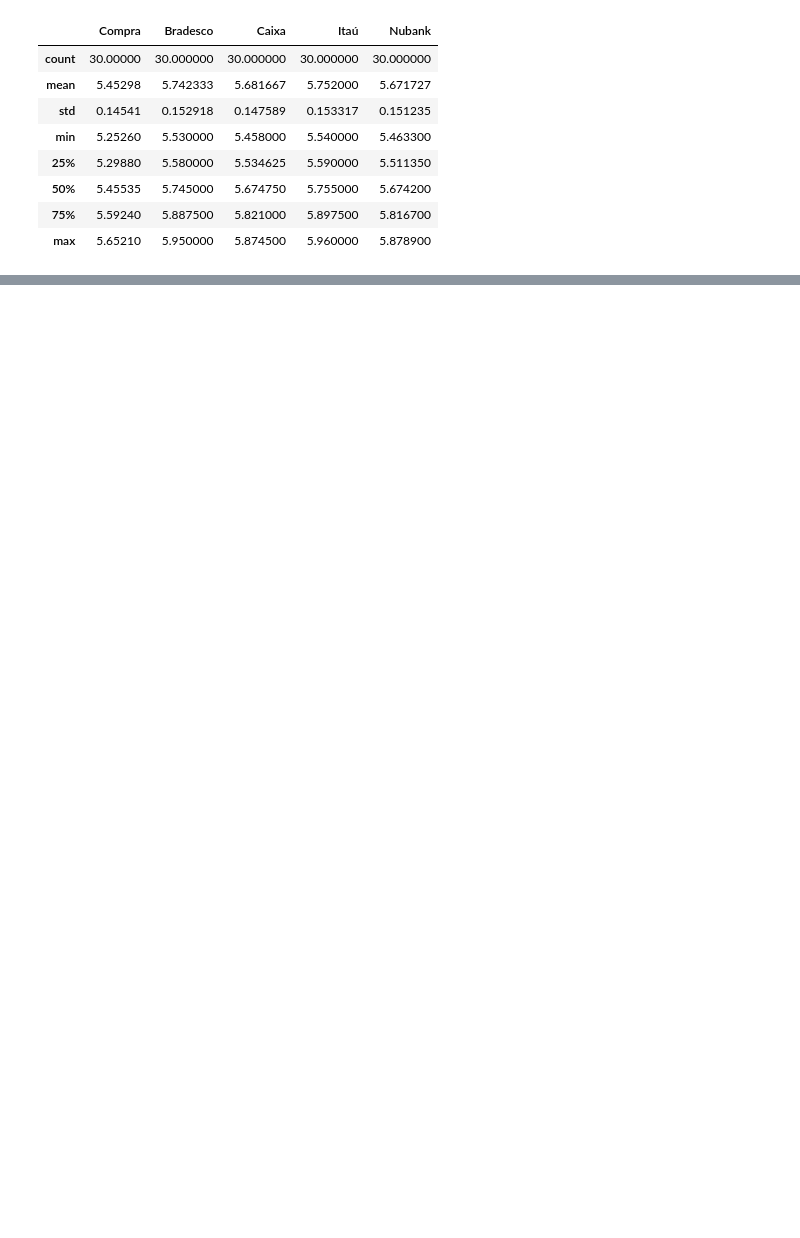
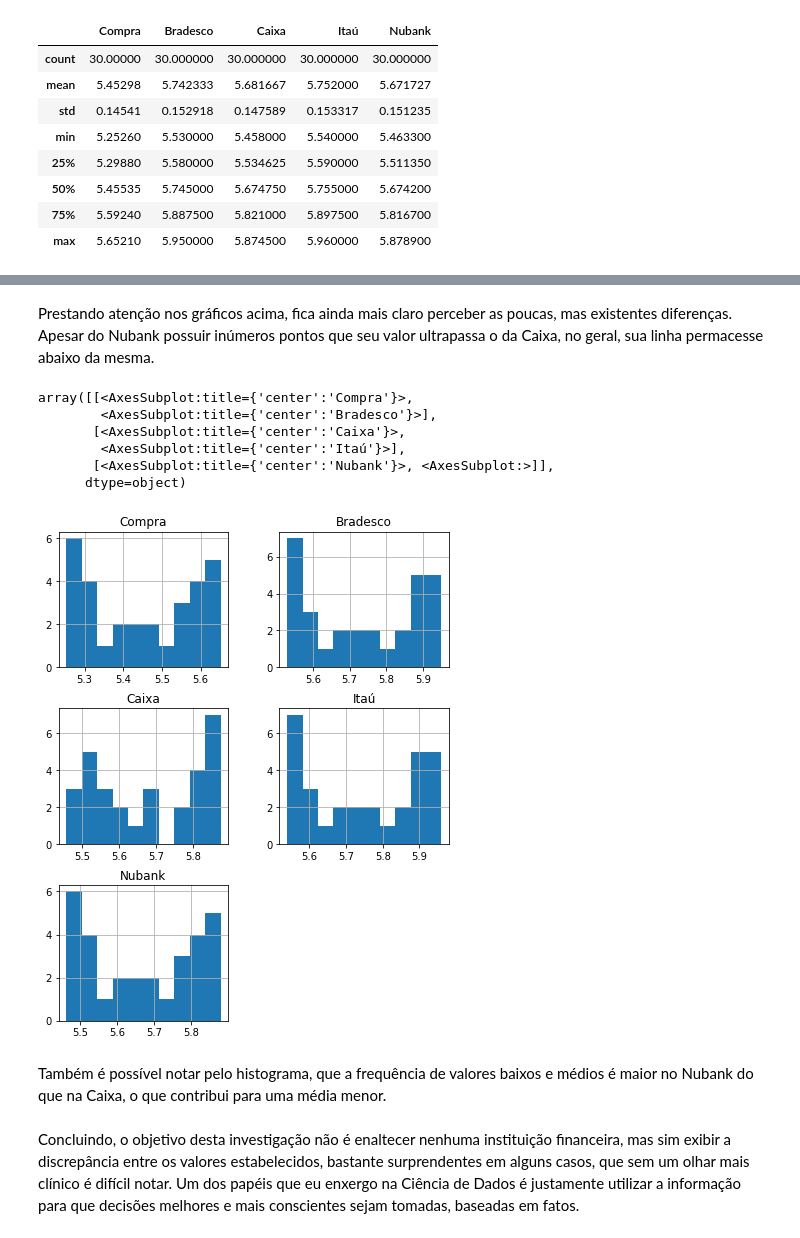
Before and after one commit to analetisouza/taxa-dolar-credito, a Jupyter notebook: taxa_dolar_credito.ipynb, the cells around one changed output, grey strips where cells are left out. Saved outputs shown, nothing was run; the diff lists cells and outputs as text; code cells hidden in the pictures; blank space fills up the shorter version.

```diff
--- a/taxa_dolar_credito.ipynb
+++ b/taxa_dolar_credito.ipynb
@@ -205,0 +224,16 @@ df_analise.describe()
+# %% [markdown]
+<p> Prestando atenção nos gráficos acima, fica ainda mais claro perceber as poucas, mas existentes diferenças. Apesar do Nubank possuir inúmeros pontos que seu valor ultrapassa o da Caixa, no geral, sua linha permacesse abaixo da mesma. </p>
+# %%
+df_analise.hist(figsize = (7,9))
+# %% [output]
+array([[<AxesSubplot:title={'center':'Compra'}>,
+        <AxesSubplot:title={'center':'Bradesco'}>],
+       [<AxesSubplot:title={'center':'Caixa'}>,
+        <AxesSubplot:title={'center':'Itaú'}>],
+       [<AxesSubplot:title={'center':'Nubank'}>, <AxesSubplot:>]],
+      dtype=object)
+[figure, added]
+# %% [markdown]
+<p> Também é possível notar pelo histograma, que a frequência de valores baixos e médios é maior no Nubank do que na Caixa, o que contribui para uma média menor. </p>
+# %% [markdown]
+<p> Concluindo, o objetivo desta investigação não é enaltecer nenhuma instituição financeira, mas sim exibir a discrepância entre os valores estabelecidos, bastante surprendentes em alguns casos, que sem um olhar mais clínico é difícil notar.  Um dos papéis que eu enxergo na Ciência de Dados é justamente utilizar a informação para que decisões melhores e mais conscientes sejam tomadas, baseadas em fatos. </p>
```
Also changed, not shown: parts of 5 cells of this notebook.
